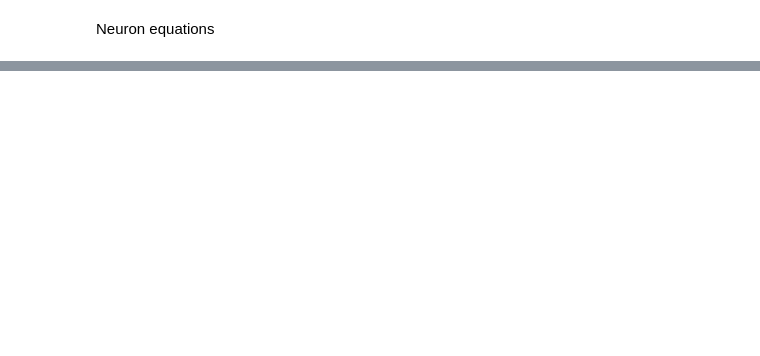
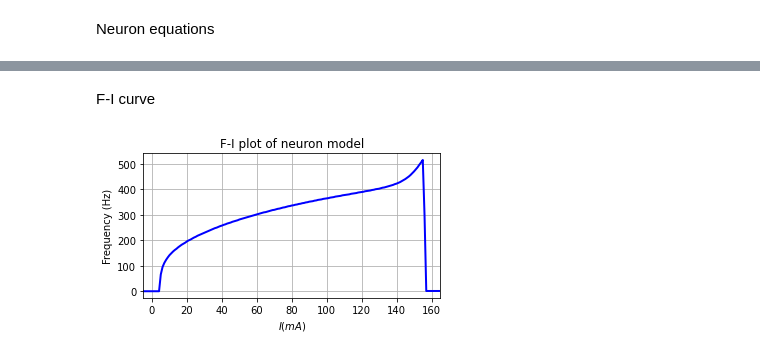
Before and after one commit to jaumecolomhernandez/mmb-mathneuroscience2, a Jupyter notebook: conductance-based-network.ipynb, the cells around one changed output, grey strips where cells are left out. Drawn from its saved outputs; the diff is of its cells as text; code cells hidden in the pictures; blank space fills up the shorter version.

```diff
--- a/conductance-based-network.ipynb
+++ b/conductance-based-network.ipynb
@@ -191,0 +262,45 @@ def ninf(V):
+# %% [markdown]
+F-I curve
+# %%
+from collections import Counter
+
+def count_peaks(temporal_series, thr):
+    # List of values
+    values = temporal_series>-thr
+    values = values.astype('int')
+    # Computes the crossing 1: ascendent -1: descendent
+    difference = values[1:]-values[:-1]
+    # Count the number of 1 (ascendent crossings)
+    peaks = Counter(difference)[1]
+
+    return peaks
+# %%
+dt=0.1
+ms = 1000
+t = np.arange(0.0, ms, dt)
+s0=[-66, 0]
+
+Iapps = np.arange(-10,180,1)
+
+freq_store = np.zeros(Iapps.shape[0])
+
+for ix,I in enumerate(Iapps):
+    run = odeint(neuron, s0, t, args=(I,))
+    peaks = count_peaks(run[:,0], 0)
+    freq = peaks/ms*1000
+    freq_store[ix] = freq
+# %%
+fig, ax = plt.subplots(figsize=(5,3))
+
+ax.plot(Iapps, freq_store, lw=2.0, c='b')
+
+ax.set(title="F-I plot of neuron model",
+       xlabel="$I (mA)$",
+       ylabel="Frequency (Hz)",
+       xlim=(-5,165))
+ax.grid()
+
+fig.tight_layout()
+fig.show()
+# %% [output]
+[figure, added]
```
Also changed, not shown: parts of 15 cells of this notebook.
